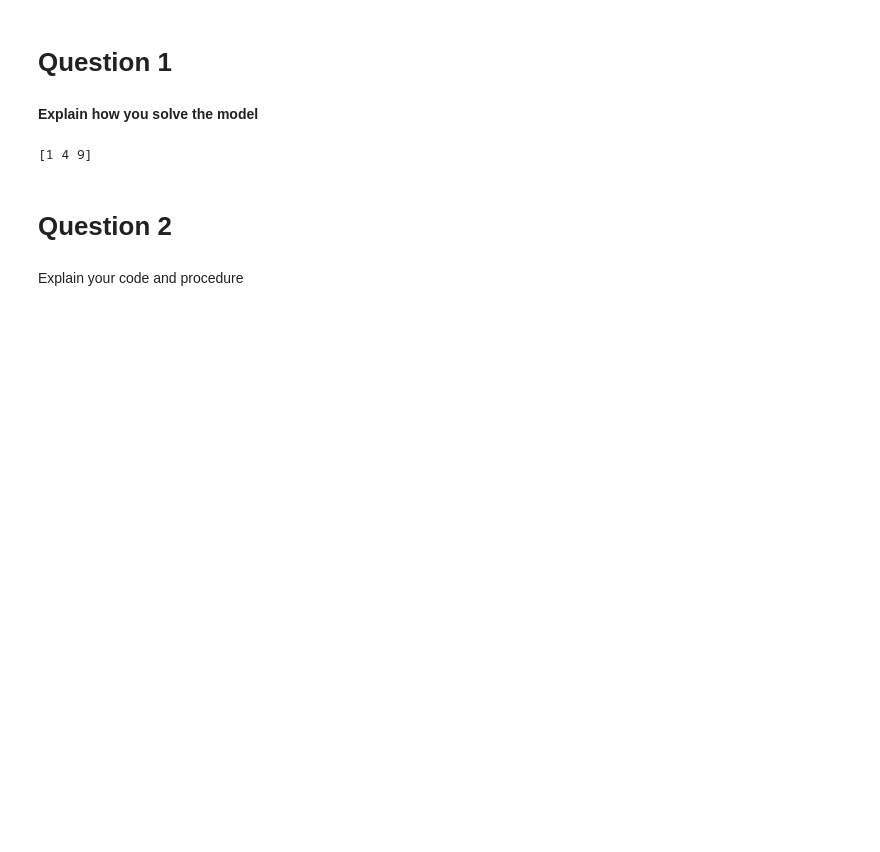
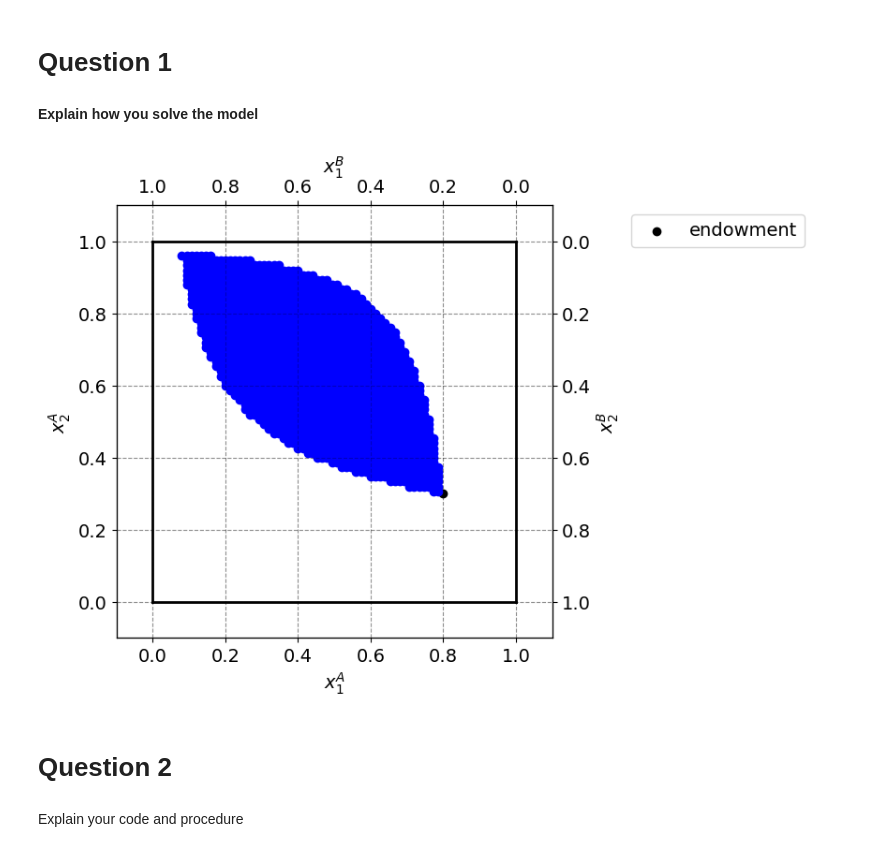
Before and after one commit to NumEconCopenhagen/projects-2024-christoffer-victor, a Jupyter notebook: inauguralproject/inauguralproject.ipynb, the cells around one changed output. Saved outputs shown, nothing was run; the diff lists cells and outputs as text; code cells hidden in the pictures; blank space fills up the shorter version.

```diff
--- a/inauguralproject/inauguralproject.ipynb
+++ b/inauguralproject/inauguralproject.ipynb
@@ -24,14 +22,61 @@ plt.rcParams.update({'font.size': 14})
 # Question 1
 # %% [markdown]
 **Explain how you solve the model**
-# %%
-# code for solving the model (remember documentation and comments)
-
-a = np.array([1,2,3])
-b = inauguralproject.square(a)
-print(b)
-# %% [output]
-[1 4 9]
+# %%
+from inauguralproject import ExchangeEconomyClass
+
+model = ExchangeEconomyClass()
+
+par = model.par
+
+# a. total endowment
+w1bar = 1.0
+w2bar = 1.0
+
+# b. figure set up
+fig = plt.figure(frameon=False,figsize=(6,6), dpi=100)
+ax_A = fig.add_subplot(1, 1, 1)
+
+# Define the set C
+def in_set_C(x1A, x2A):
+    return model.utility_A(x1A, x2A) >= model.utility_A(model.par.w1A, model.par.w2A) and \
+           model.utility_B(1 - x1A, 1 - x2A) >= model.utility_B(1 - model.par.w1A, 1 - model.par.w2A)
+
+N = 75
+allocations = np.linspace(0, 1, N + 1)
+
+for x1A in allocations:
+    for x2A in allocations:
+        if in_set_C(x1A, x2A):
+            plt.plot(x1A, x2A, 'bo')
+
+ax_A.set_xlabel("$x_1^A$")
+ax_A.set_ylabel("$x_2^A$")
+
+temp = ax_A.twinx()
+temp.set_ylabel("$x_2^B$")
+ax_B = temp.twiny()
+ax_B.set_xlabel("$x_1^B$")
+ax_B.invert_xaxis()
+ax_B.invert_yaxis()
+
+# A
+ax_A.scatter(par.w1A,par.w2A,marker='o',color='black',label='endowment')
+
+# limits
+ax_A.plot([0,w1bar],[0,0],lw=2,color='black')
+ax_A.plot([0,w1bar],[w2bar,w2bar],lw=2,color='black')
+ax_A.plot([0,0],[0,w2bar],lw=2,color='black')
+ax_A.plot([w1bar,w1bar],[0,w2bar],lw=2,color='black')
+
+ax_A.set_xlim([-0.1, w1bar + 0.1])
+ax_A.set_ylim([-0.1, w2bar + 0.1])
+ax_B.set_xlim([w1bar + 0.1, -0.1])
+ax_B.set_ylim([w2bar + 0.1, -0.1])
+
+ax_A.legend(frameon=True,loc='upper right',bbox_to_anchor=(1.6,1.0));
+# %% [output]
+[figure, added]
 # %% [markdown]
 # Question 2
 # %% [markdown]
```
Also changed, not shown: parts of 1 cell of this notebook, 1 other file.
